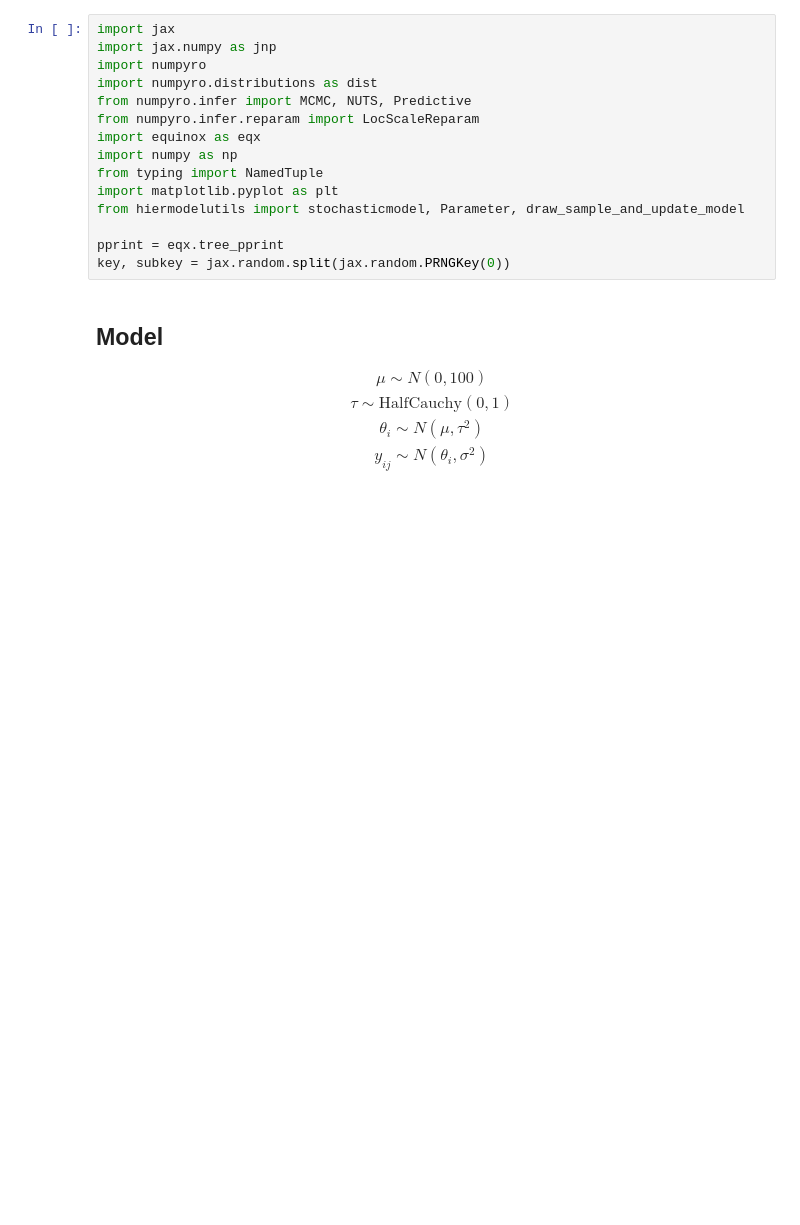
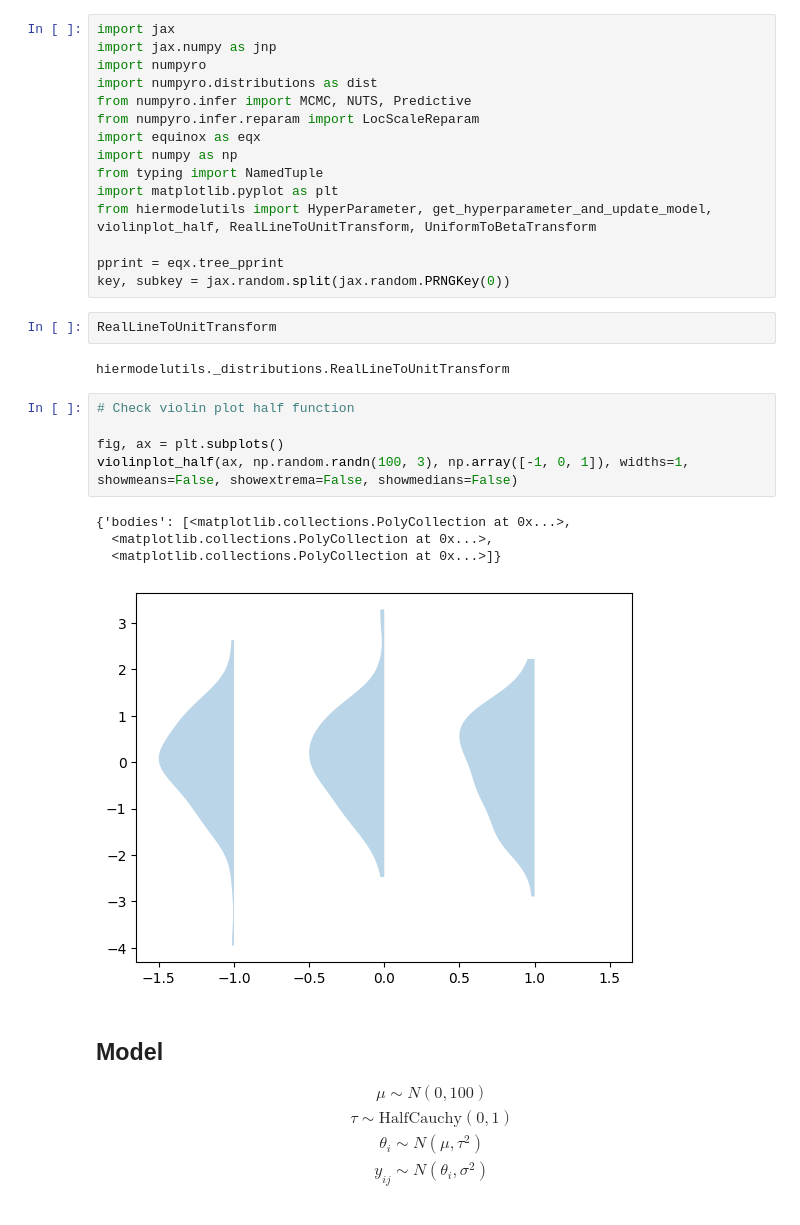
Before and after one commit to wesleyjholt/hiermodelutils, a Jupyter notebook: examples/example_1.ipynb, the cells around one changed output. Saved outputs shown, nothing was run; the diff lists cells and outputs as text; blank space fills up the shorter version.

Commit message:
more changes/added functionality

```diff
--- a/examples/example_1.ipynb
+++ b/examples/example_1.ipynb
@@ -9,10 +9,24 @@ import equinox as eqx
 import numpy as np
 from typing import NamedTuple
 import matplotlib.pyplot as plt
-from hiermodelutils import stochasticmodel, Parameter, draw_sample_and_update_model
+from hiermodelutils import HyperParameter, get_hyperparameter_and_update_model, violinplot_half, RealLineToUnitTransform, UniformToBetaTransform
 
 pprint = eqx.tree_pprint
 key, subkey = jax.random.split(jax.random.PRNGKey(0))
+# %%
+RealLineToUnitTransform
+# %% [output]
+hiermodelutils._distributions.RealLineToUnitTransform
+# %%
+# Check violin plot half function
+
+fig, ax = plt.subplots()
+violinplot_half(ax, np.random.randn(100, 3), np.array([-1, 0, 1]), widths=1, showmeans=False, showextrema=False, showmedians=False)
+# %% [output]
+{'bodies': [<matplotlib.collections.PolyCollection at 0x...>,
+  <matplotlib.collections.PolyCollection at 0x...>,
+  <matplotlib.collections.PolyCollection at 0x...>]}
+[figure, added]
 # %% [markdown]
 ## Model
 
```
Also changed, not shown: 4 other files.
